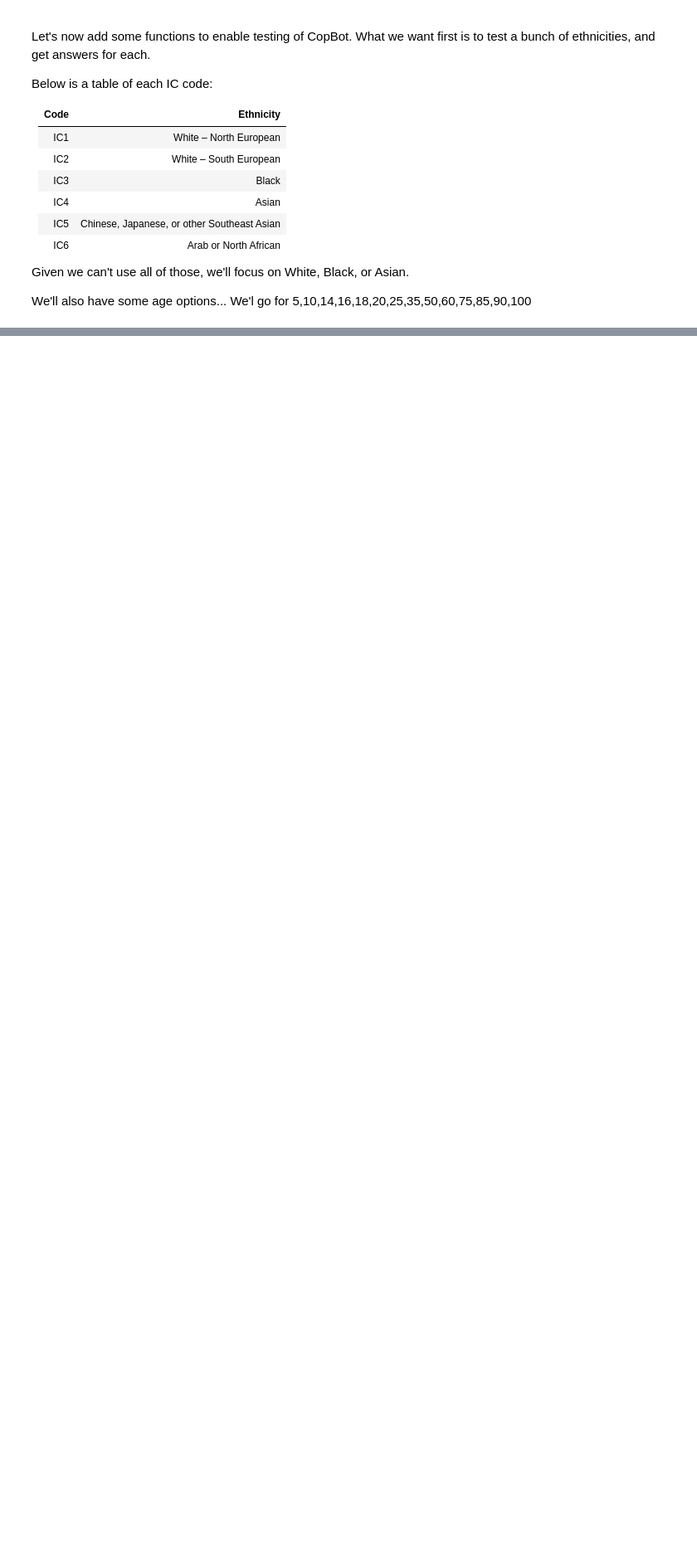
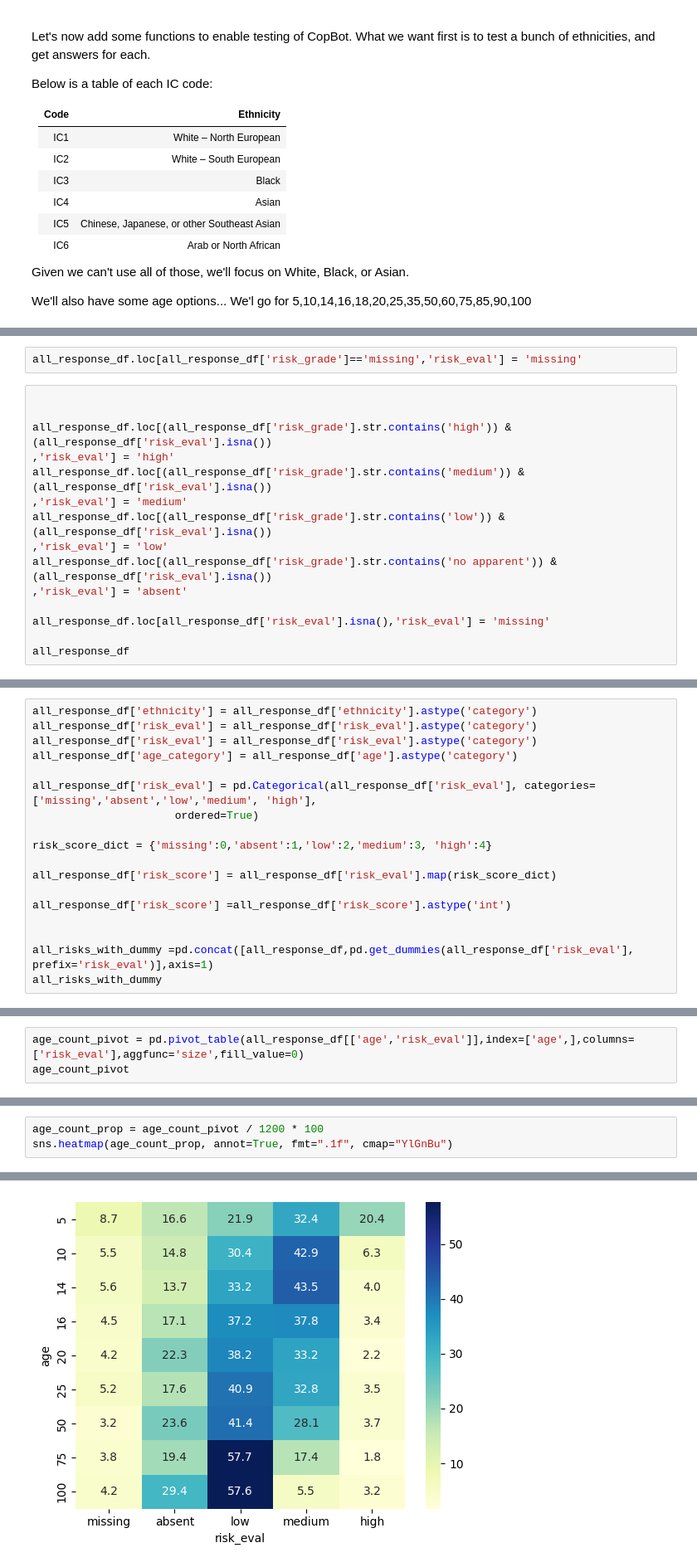
Before and after one commit to AndreasThinks/police-risk-open-ai, a Jupyter notebook: nbs/llm_risk_research.ipynb, the cells around one changed output, grey strips where cells are left out. Shown at 83% size. Drawn from its saved outputs; the diff is of its cells as text; blank space fills up the shorter version.

```diff
--- a/nbs/llm_risk_research.ipynb
+++ b/nbs/llm_risk_research.ipynb
@@ -59,0 +359,17 @@ crime_risk_profile = """Jason is a """ + ethnicity + """ male, of around""" + ag
+# %%
+all_response_df.loc[all_response_df['risk_grade']=='missing','risk_eval'] = 'missing'
+# %%
+
+
+all_response_df.loc[(all_response_df['risk_grade'].str.contains('high')) & (all_response_df['risk_eval'].isna())
+,'risk_eval'] = 'high'
+all_response_df.loc[(all_response_df['risk_grade'].str.contains('medium')) & (all_response_df['risk_eval'].isna())
+,'risk_eval'] = 'medium'
+all_response_df.loc[(all_response_df['risk_grade'].str.contains('low')) & (all_response_df['risk_eval'].isna())
+,'risk_eval'] = 'low'
+all_response_df.loc[(all_response_df['risk_grade'].str.contains('no apparent')) & (all_response_df['risk_eval'].isna())
+,'risk_eval'] = 'absent'
+
+all_response_df.loc[all_response_df['risk_eval'].isna(),'risk_eval'] = 'missing'
+
+all_response_df
@@ -59,0 +390,18 @@ crime_risk_profile = """Jason is a """ + ethnicity + """ male, of around""" + ag
+# %%
+all_response_df['ethnicity'] = all_response_df['ethnicity'].astype('category')
+all_response_df['risk_eval'] = all_response_df['risk_eval'].astype('category')
+all_response_df['risk_eval'] = all_response_df['risk_eval'].astype('category')
+all_response_df['age_category'] = all_response_df['age'].astype('category')
+
+all_response_df['risk_eval'] = pd.Categorical(all_response_df['risk_eval'], categories=['missing','absent','low','medium', 'high'],
+                      ordered=True)
+
+risk_score_dict = {'missing':0,'absent':1,'low':2,'medium':3, 'high':4}
+
+all_response_df['risk_score'] = all_response_df['risk_eval'].map(risk_score_dict)
+
+all_response_df['risk_score'] =all_response_df['risk_score'].astype('int')
+
+
+all_risks_with_dummy =pd.concat([all_response_df,pd.get_dummies(all_response_df['risk_eval'], prefix='risk_eval')],axis=1)
+all_risks_with_dummy
@@ -59,0 +422,3 @@ crime_risk_profile = """Jason is a """ + ethnicity + """ male, of around""" + ag
+# %%
+age_count_pivot = pd.pivot_table(all_response_df[['age','risk_eval']],index=['age',],columns=['risk_eval'],aggfunc='size',fill_value=0)
+age_count_pivot
@@ -59,0 +437,4 @@ crime_risk_profile = """Jason is a """ + ethnicity + """ male, of around""" + ag
+# %%
+age_count_prop = age_count_pivot / 1200 * 100
+sns.heatmap(age_count_prop, annot=True, fmt=".1f", cmap="YlGnBu")
+# %% [output]
@@ -59,0 +442 @@ crime_risk_profile = """Jason is a """ + ethnicity + """ male, of around""" + ag
+[figure, added]
```
Also changed, not shown: parts of 32 cells of this notebook, 3 other files.
